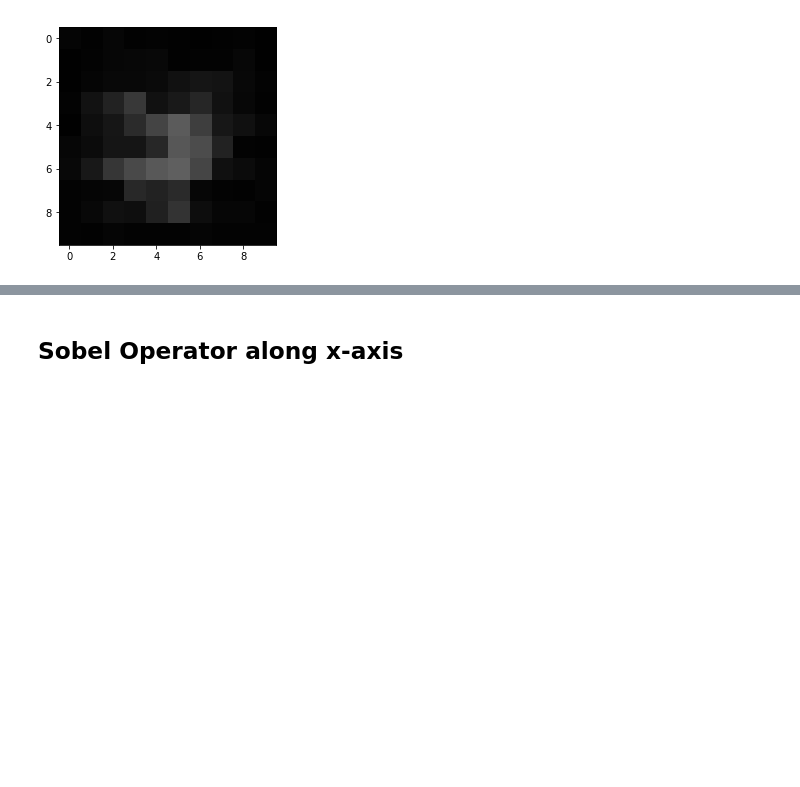
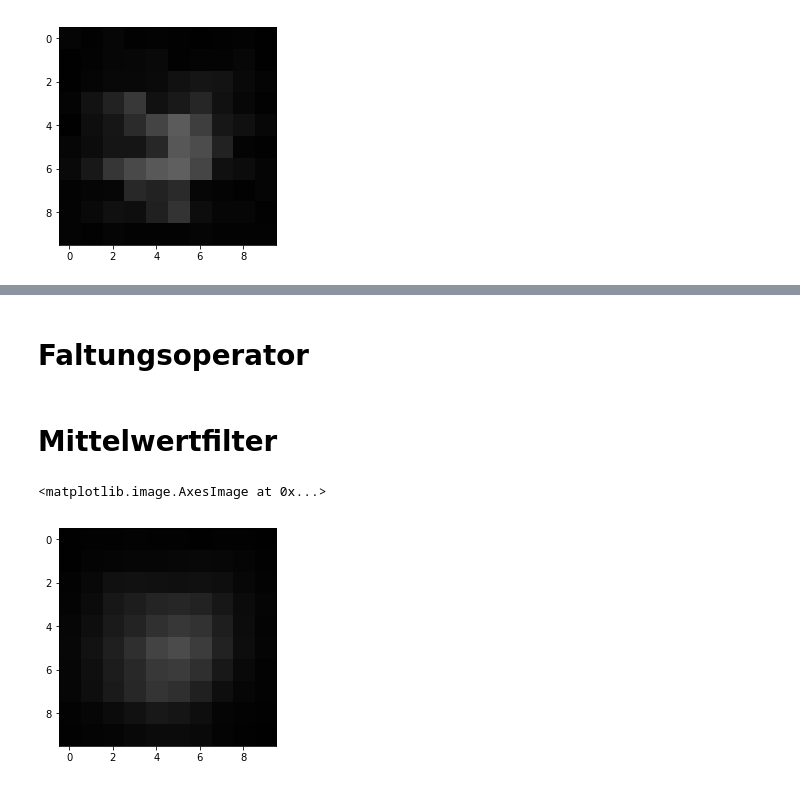
Before and after one commit to burknator/medizintechnik, a Jupyter notebook: Sobel-Operator.ipynb, the cells around one changed output, grey strips where cells are left out. Cells and saved outputs as stored; diff of their text form; code cells hidden in the pictures; blank space fills up the shorter version.

```diff
--- a/Sobel-Operator.ipynb
+++ b/Sobel-Operator.ipynb
@@ -91,2 +31,2 @@ plt.imshow(base, cmap="gray", norm=NoNorm())
-# %% [markdown]
-## Sobel Operator along x-axis
+# %% [markdown]
+# Faltungsoperator
@@ -92,0 +42,9 @@ plt.imshow(base, cmap="gray", norm=NoNorm())
+# %% [markdown]
+# Mittelwertfilter
+# %%
+average_kernel = np.zeros((3,3)) + 1/9
+avg = convolve(base, average_kernel)//1
+plt.imshow(avg, cmap="gray", norm=NoNorm())
+# %% [output]
+<matplotlib.image.AxesImage at 0x...>
+[figure, added]
```
Also changed, not shown: parts of 21 cells of this notebook, 1 other file.
